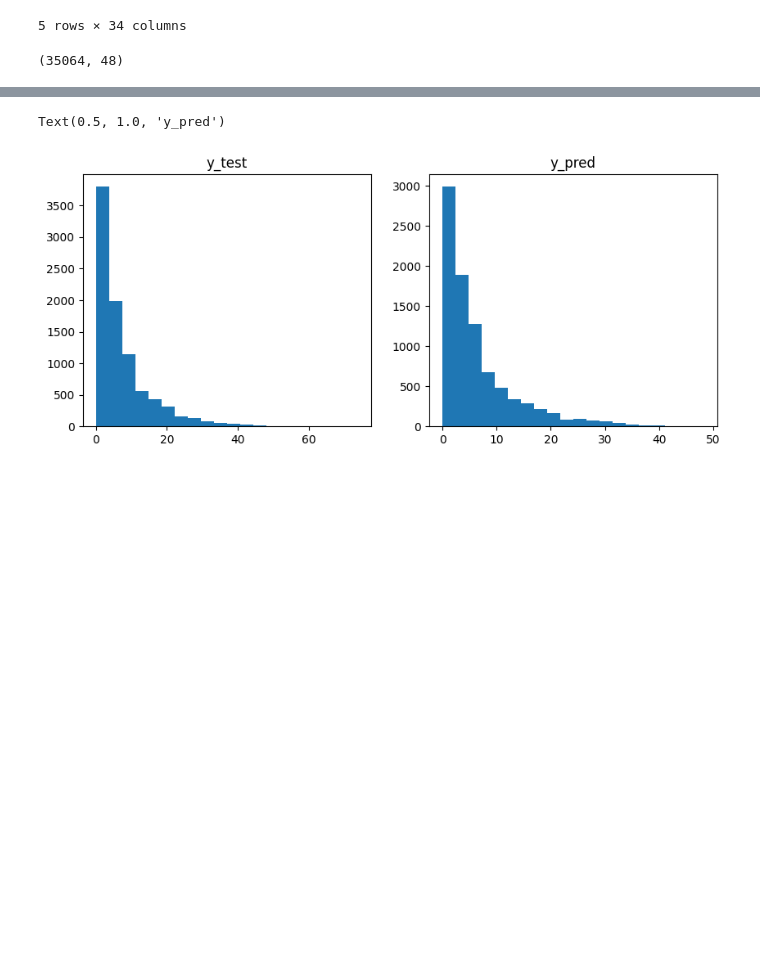
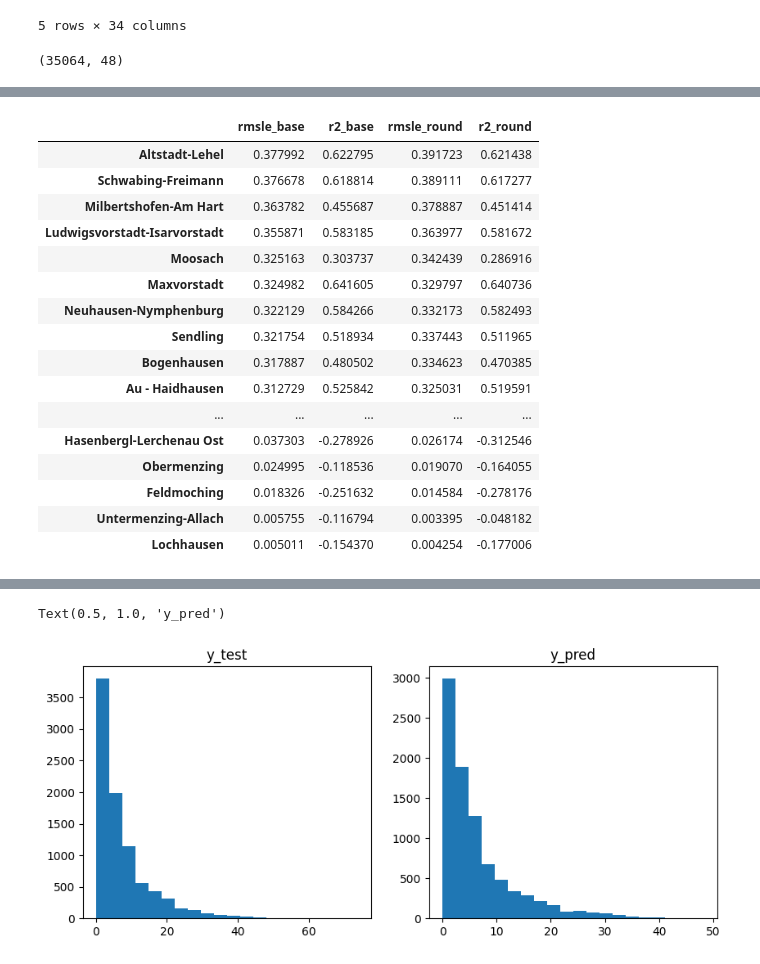
Before and after one commit to shoefer987/bike_sharing_demand, a Jupyter notebook: notebooks/shoefer987_xgboost.ipynb, the cells around one changed output, grey strips where cells are left out. Drawn from its saved outputs; the diff is of its cells as text; code cells hidden in the pictures; blank space fills up the shorter version.

```diff
--- a/notebooks/shoefer987_xgboost.ipynb
+++ b/notebooks/shoefer987_xgboost.ipynb
@@ -126,0 +159,20 @@ pd.DataFrame({'mean score':district_score_means}, index=districts).sort_values(b
+# %%
+merged_metrics
+# %% [output]
+|  | rmsle_base | r2_base | rmsle_round | r2_round |
+| Altstadt-Lehel | 0.377992 | 0.622795 | 0.391723 | 0.621438 |
+| Schwabing-Freimann | 0.376678 | 0.618814 | 0.389111 | 0.617277 |
+| Milbertshofen-Am Hart | 0.363782 | 0.455687 | 0.378887 | 0.451414 |
+| Ludwigsvorstadt-Isarvorstadt | 0.355871 | 0.583185 | 0.363977 | 0.581672 |
+| Moosach | 0.325163 | 0.303737 | 0.342439 | 0.286916 |
+| Maxvorstadt | 0.324982 | 0.641605 | 0.329797 | 0.640736 |
+| Neuhausen-Nymphenburg | 0.322129 | 0.584266 | 0.332173 | 0.582493 |
+| Sendling | 0.321754 | 0.518934 | 0.337443 | 0.511965 |
+| Bogenhausen | 0.317887 | 0.480502 | 0.334623 | 0.470385 |
+| Au - Haidhausen | 0.312729 | 0.525842 | 0.325031 | 0.519591 |
+| ... | ... | ... | ... | ... |
+| Hasenbergl-Lerchenau Ost | 0.037303 | -0.278926 | 0.026174 | -0.312546 |
+| Obermenzing | 0.024995 | -0.118536 | 0.019070 | -0.164055 |
+| Feldmoching | 0.018326 | -0.251632 | 0.014584 | -0.278176 |
+| Untermenzing-Allach | 0.005755 | -0.116794 | 0.003395 | -0.048182 |
+| Lochhausen | 0.005011 | -0.154370 | 0.004254 | -0.177006 |
```
Also changed, not shown: parts of 19 cells of this notebook.
